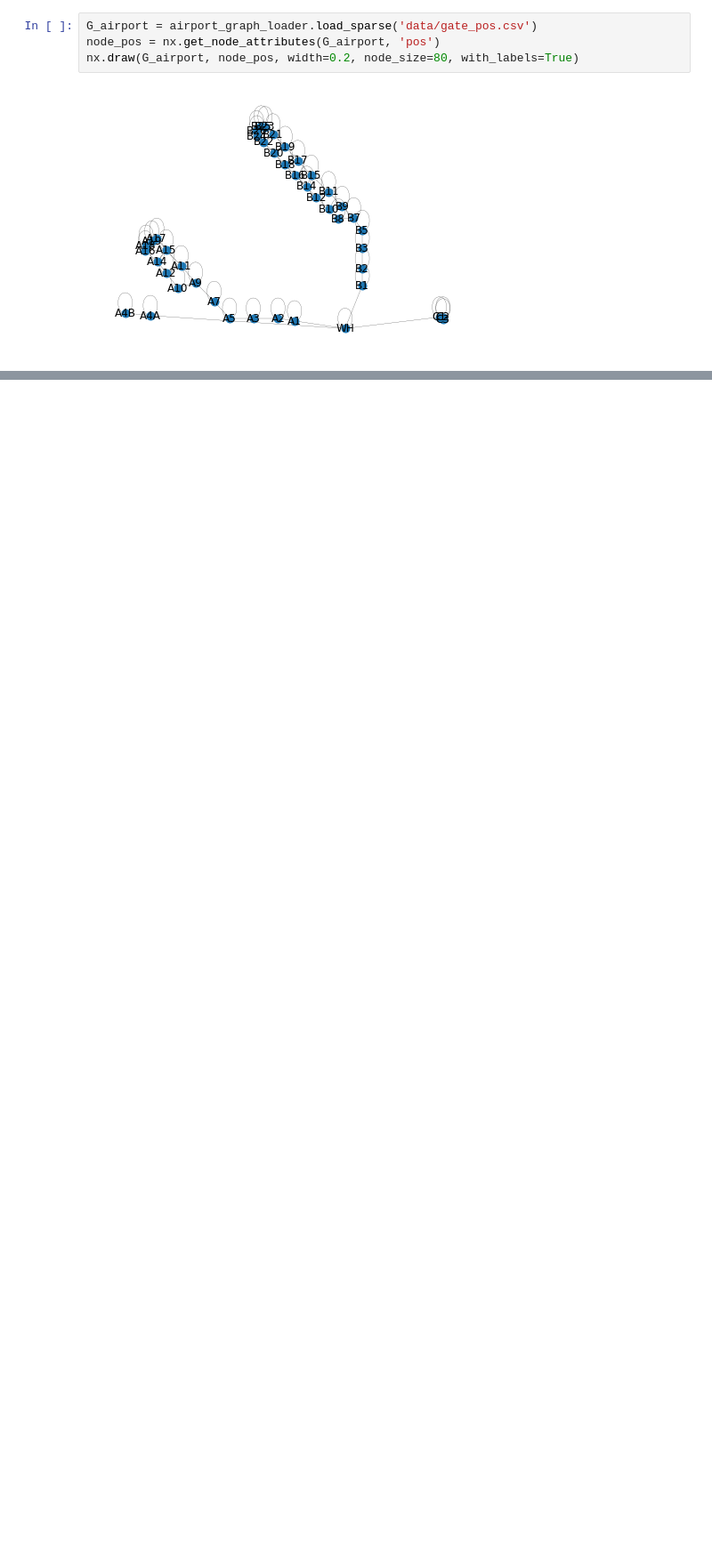
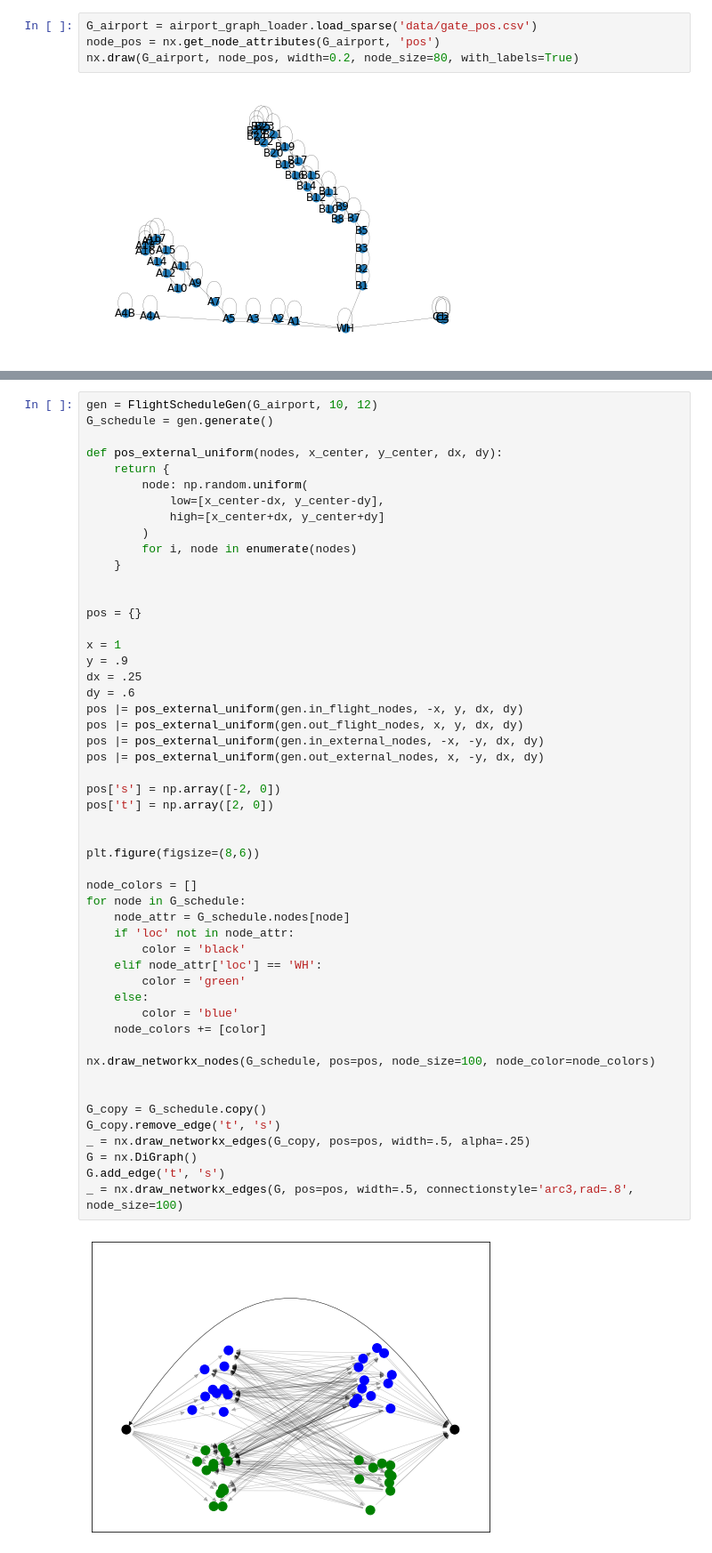
Before and after one commit to ArchieGertsman/ie532-final-project, a Jupyter notebook: analysis.ipynb, the cells around one changed output, grey strips where cells are left out. Shown at 89% size. Drawn from its saved outputs; the diff is of its cells as text; blank space fills up the shorter version.

Commit message:
refactoring and visualization

```diff
--- a/analysis.ipynb
+++ b/analysis.ipynb
@@ -19,0 +13,53 @@ G_schedule, inbound_flights, outbound_flights = generate_flight_schedule_graph(G
+# %%
+gen = FlightScheduleGen(G_airport, 10, 12)
+G_schedule = gen.generate()
+
+def pos_external_uniform(nodes, x_center, y_center, dx, dy):
+    return {
+        node: np.random.uniform(
+            low=[x_center-dx, y_center-dy],
+            high=[x_center+dx, y_center+dy]
+        )
+        for i, node in enumerate(nodes)
+    }
+
+
+pos = {}
+
+x = 1
+y = .9
+dx = .25
+dy = .6
+pos |= pos_external_uniform(gen.in_flight_nodes, -x, y, dx, dy)
+pos |= pos_external_uniform(gen.out_flight_nodes, x, y, dx, dy)
+pos |= pos_external_uniform(gen.in_external_nodes, -x, -y, dx, dy)
+pos |= pos_external_uniform(gen.out_external_nodes, x, -y, dx, dy)
+
+pos['s'] = np.array([-2, 0])
+pos['t'] = np.array([2, 0])
+
+
+plt.figure(figsize=(8,6))
+
+node_colors = []
+for node in G_schedule:
+    node_attr = G_schedule.nodes[node]
+    if 'loc' not in node_attr:
+        color = 'black'
+    elif node_attr['loc'] == 'WH':
+        color = 'green'
+    else:
+        color = 'blue'
+    node_colors += [color]
+
+nx.draw_networkx_nodes(G_schedule, pos=pos, node_size=100, node_color=node_colors)
+
+
+G_copy = G_schedule.copy()
+G_copy.remove_edge('t', 's')
+_ = nx.draw_networkx_edges(G_copy, pos=pos, width=.5, alpha=.25)
+G = nx.DiGraph()
+G.add_edge('t', 's')
+_ = nx.draw_networkx_edges(G, pos=pos, width=.5, connectionstyle='arc3,rad=.8', node_size=100)
+# %% [output]
+[figure, added]
```
Also changed, not shown: parts of 3 cells of this notebook, 1 other file.
